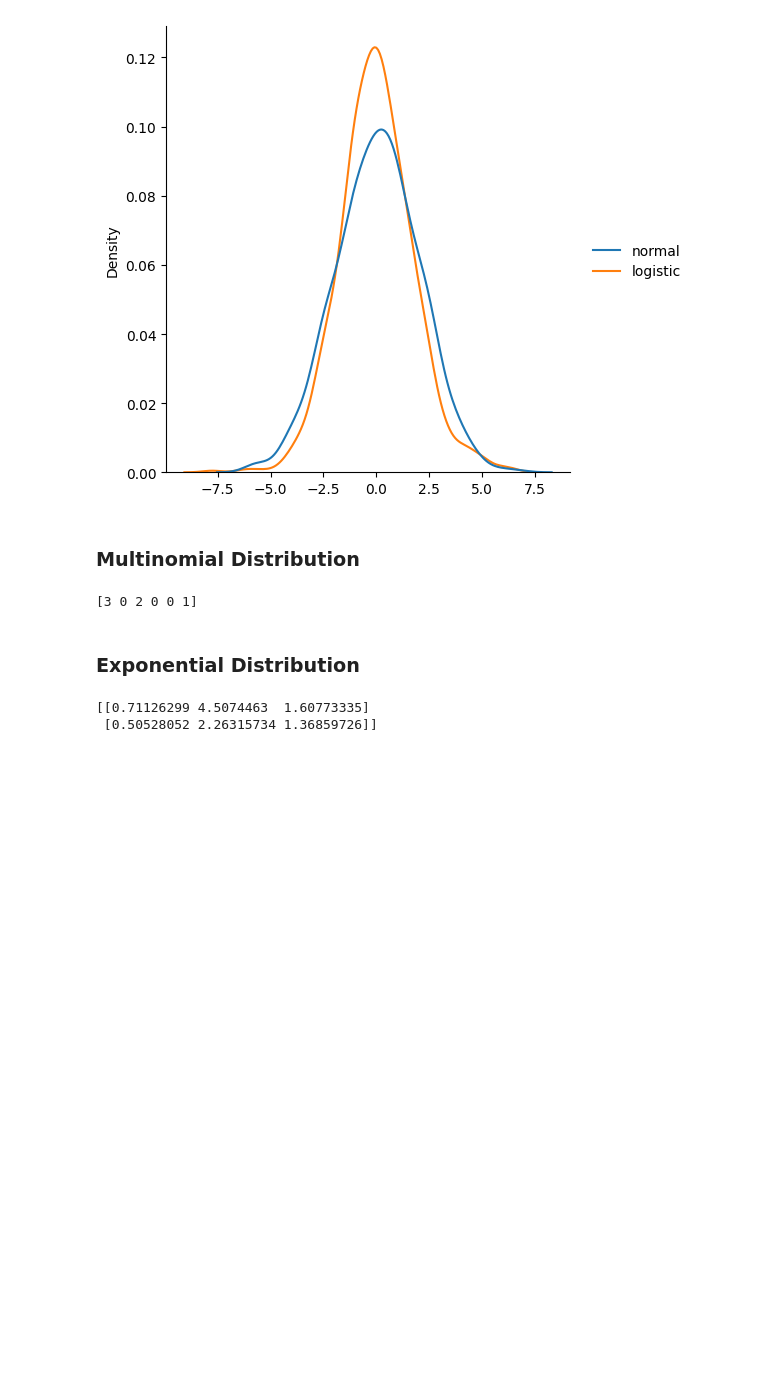
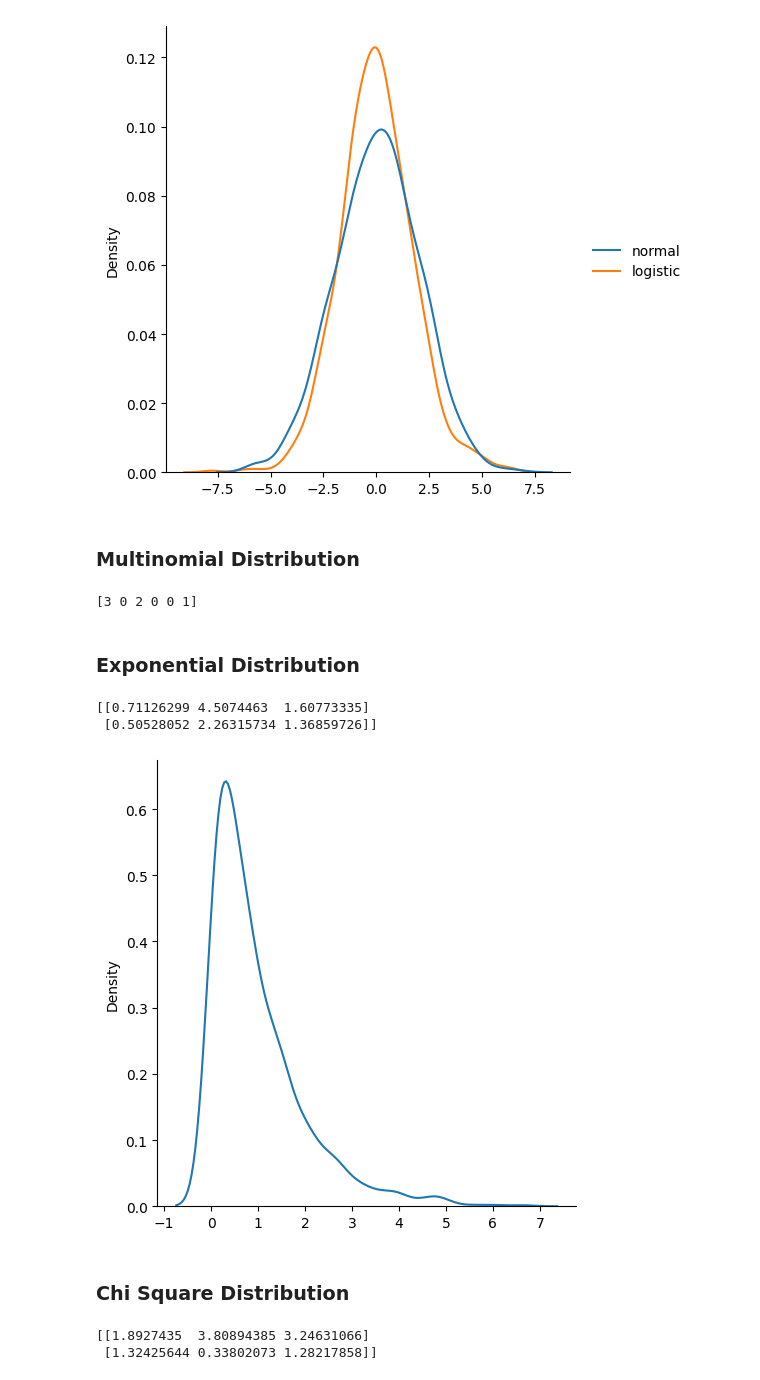
Before and after one commit to MAK8405/NumPyHub, a Jupyter notebook: 1. NumPy Tutorial.ipynb, the cells around one changed output. Drawn from its saved outputs; the diff is of its cells as text; code cells hidden in the pictures; blank space fills up the shorter version.

Commit message:
Finish Exponential Distribution

```diff
--- a/1. NumPy Tutorial.ipynb
+++ b/1. NumPy Tutorial.ipynb
@@ -1276,4 +1276,21 @@ print(x)
 # %%
 from numpy import random
 import matplotlib.pyplot as plt
 import seaborn as sns
+
+
+sns.displot(random.exponential(size=1000), kind="kde")
+
+plt.show()
+# %% [output]
+[figure, added]
+# %% [markdown]
+### Chi Square Distribution
+# %%
+from numpy import random
+
+x = random.chisquare(df=2, size=(2, 3))
+print(x)
+# %% [output]
+[[1.8927435  3.80894385 3.24631066]
+ [1.32425644 0.33802073 1.28217858]]
```
